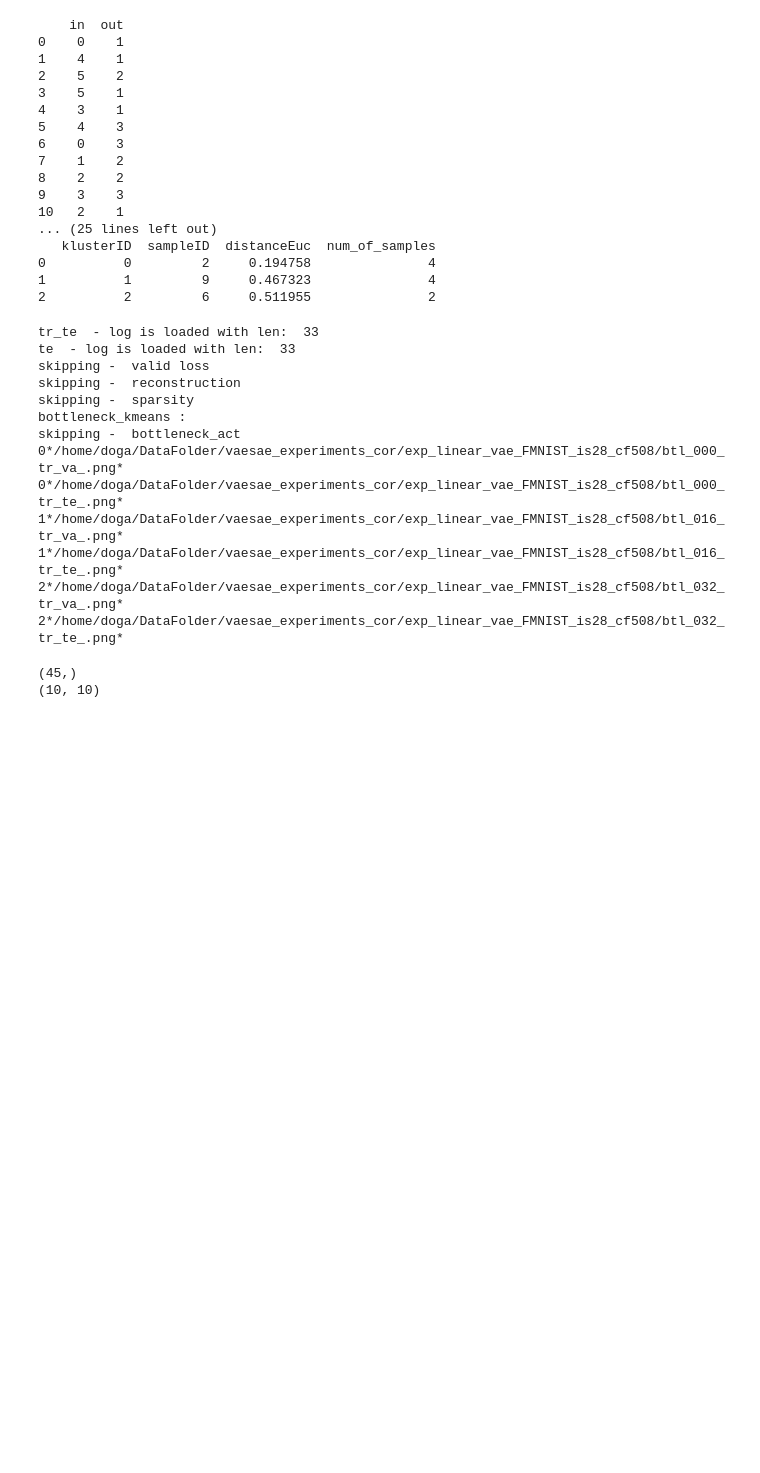
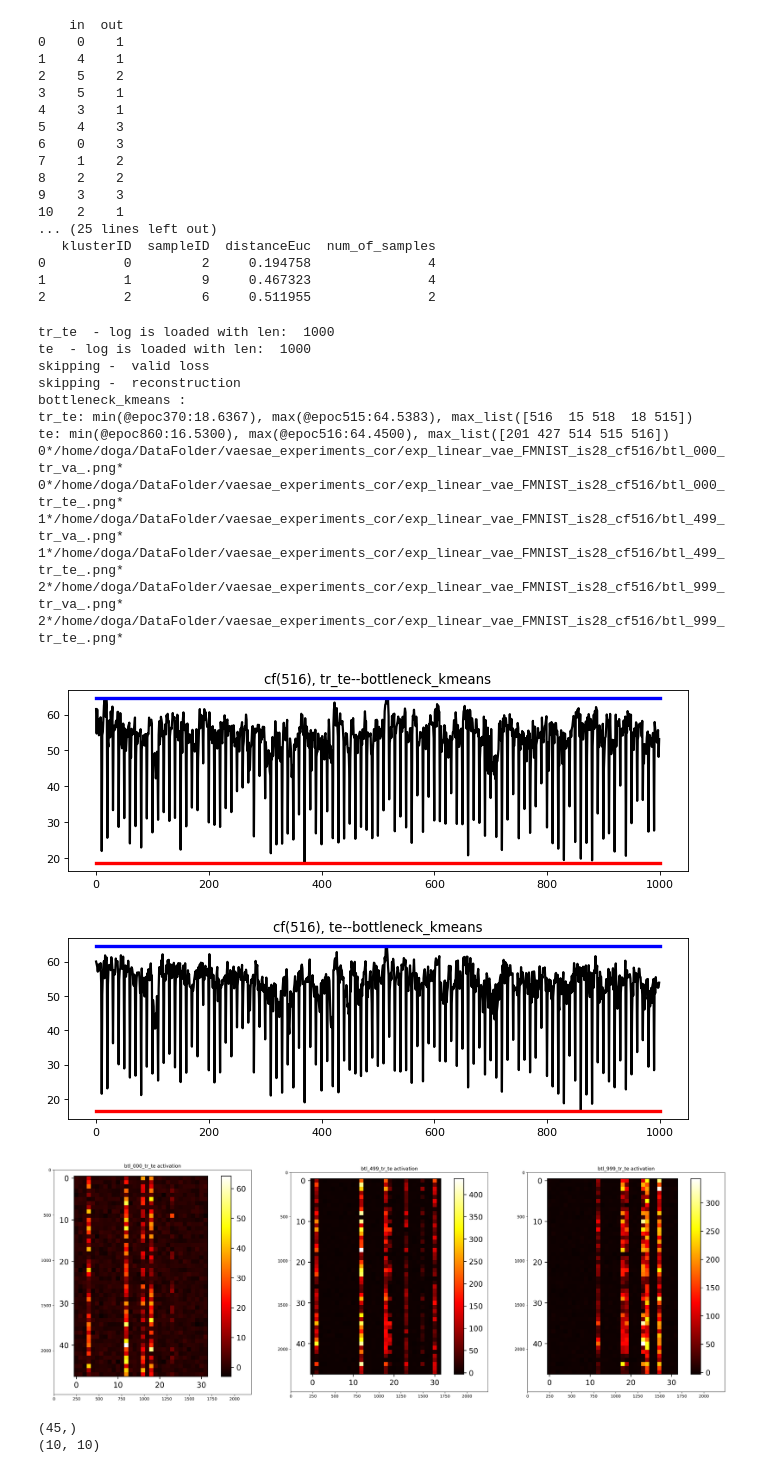
Before and after one commit to dogasiyli-boun/keyhandshapediscovery, a Jupyter notebook: ipynb/correspondance_studies.ipynb, the cells around one changed output. Saved outputs shown, nothing was run; the diff lists cells and outputs as text; code cells hidden in the pictures; blank space fills up the shorter version.

Commit message:
removed squeezes, 516 seems good
ae_f_name_base=None,
plt_min_max_lines=False

```diff
--- a/ipynb/correspondance_studies.ipynb
+++ b/ipynb/correspondance_studies.ipynb
@@ -83,24 +119,28 @@ vs.run_compare_list(experiments_folder="/home/doga/DataFolder/vaesae_experiments
 # %%
 import vae_utils as vu
 impL.reload(vu)
-vu.plot_cf(cf_int=508, data_log_keys = ['tr_te', 'te'], max_act_ep=55, plot_cnt = 3,
+vu.plot_cf(cf_int=516, data_log_keys = ['tr_te', 'te'], max_act_ep=None, plot_cnt = 3,
             select_id_type='linspace', k_loss_disp_list={'bottleneck_kmeans'},
             experiments_folder='/home/doga/DataFolder/vaesae_experiments_cor',
-            exp_base_name='exp_linear_vae_FMNIST_is28_cf', ae_f_name_base='ae_ft_linear_vae_FMNIST_is28.npy')
+            exp_base_name='exp_linear_vae_FMNIST_is28_cf',
+            plt_min_max_lines=True)
 # %% [output]
-tr_te  - log is loaded with len:  33
-te  - log is loaded with len:  33
+tr_te  - log is loaded with len:  1000
+te  - log is loaded with len:  1000
 skipping -  valid loss
 skipping -  reconstruction
-skipping -  sparsity
 bottleneck_kmeans :
-skipping -  bottleneck_act
-0*/home/doga/DataFolder/vaesae_experiments_cor/exp_linear_vae_FMNIST_is28_cf508/btl_000_tr_va_.png*
-0*/home/doga/DataFolder/vaesae_experiments_cor/exp_linear_vae_FMNIST_is28_cf508/btl_000_tr_te_.png*
-1*/home/doga/DataFolder/vaesae_experiments_cor/exp_linear_vae_FMNIST_is28_cf508/btl_016_tr_va_.png*
-1*/home/doga/DataFolder/vaesae_experiments_cor/exp_linear_vae_FMNIST_is28_cf508/btl_016_tr_te_.png*
-2*/home/doga/DataFolder/vaesae_experiments_cor/exp_linear_vae_FMNIST_is28_cf508/btl_032_tr_va_.png*
-2*/home/doga/DataFolder/vaesae_experiments_cor/exp_linear_vae_FMNIST_is28_cf508/btl_032_tr_te_.png*
+tr_te: min(@epoc370:18.6367), max(@epoc515:64.5383), max_list([516  15 518  18 515])
+te: min(@epoc860:16.5300), max(@epoc516:64.4500), max_list([201 427 514 515 516])
+0*/home/doga/DataFolder/vaesae_experiments_cor/exp_linear_vae_FMNIST_is28_cf516/btl_000_tr_va_.png*
+0*/home/doga/DataFolder/vaesae_experiments_cor/exp_linear_vae_FMNIST_is28_cf516/btl_000_tr_te_.png*
+1*/home/doga/DataFolder/vaesae_experiments_cor/exp_linear_vae_FMNIST_is28_cf516/btl_499_tr_va_.png*
+1*/home/doga/DataFolder/vaesae_experiments_cor/exp_linear_vae_FMNIST_is28_cf516/btl_499_tr_te_.png*
+2*/home/doga/DataFolder/vaesae_experiments_cor/exp_linear_vae_FMNIST_is28_cf516/btl_999_tr_va_.png*
+2*/home/doga/DataFolder/vaesae_experiments_cor/exp_linear_vae_FMNIST_is28_cf516/btl_999_tr_te_.png*
+[figure, added]
+[figure, added]
+[figure, added]
 # %%
 get_cluster_correspondance_ids(b_v, cluster_ids=[0,0,0,0,1,1,2,2,1,1], correspondance_type="knear3", verbose=1)
 # %% [output]
```
Also changed, not shown: parts of 6 cells of this notebook, 7 other files.
